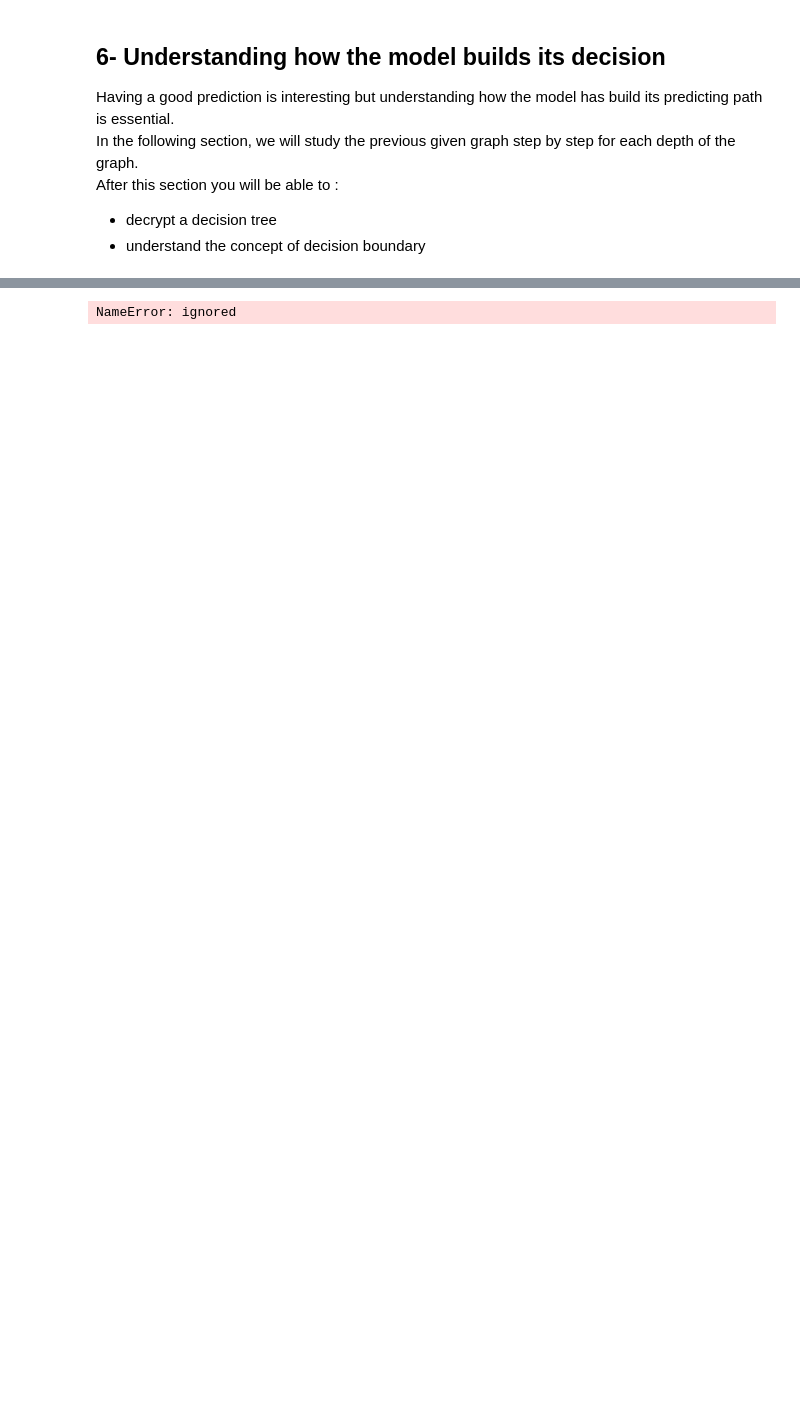
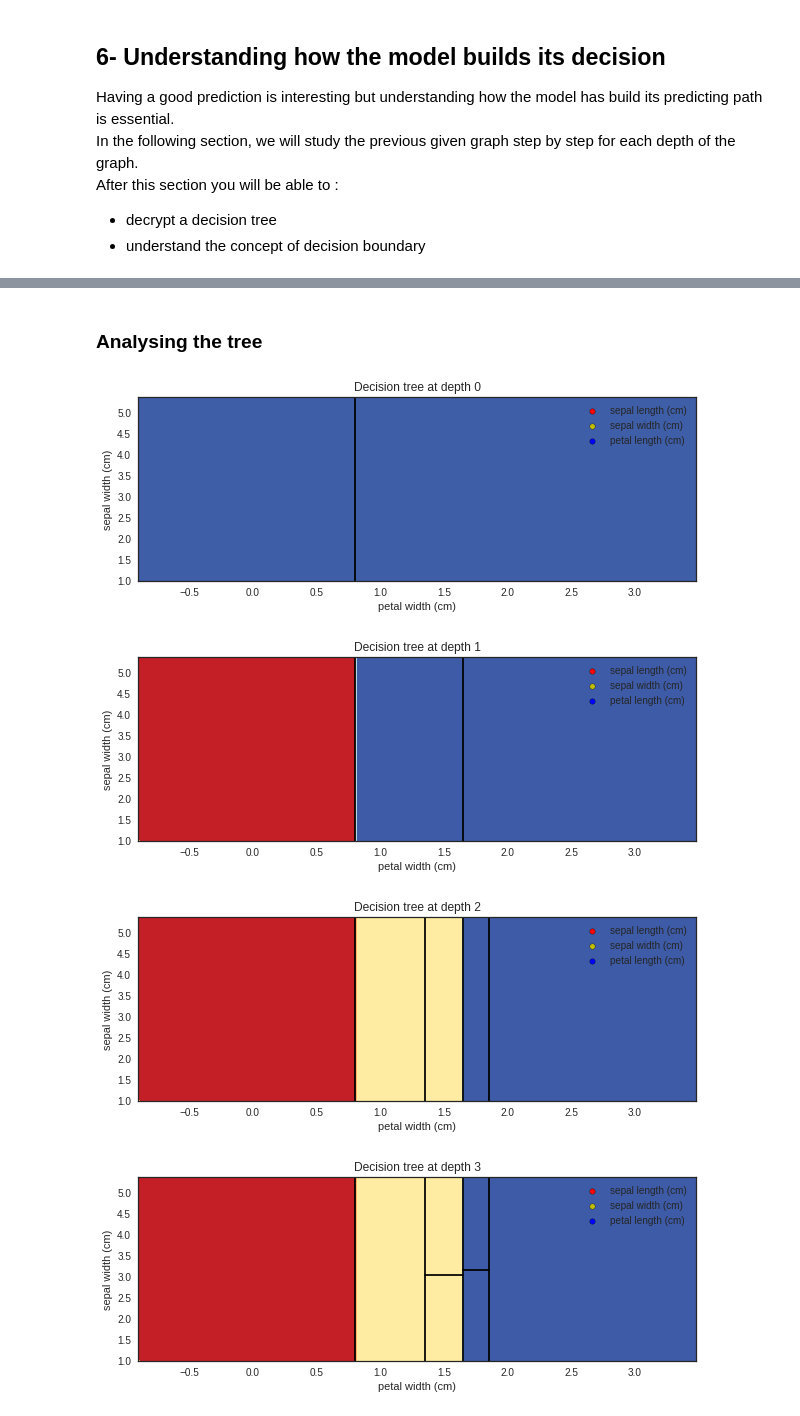
Before and after one commit to ValentinRicher/understanding-decision-trees, a Jupyter notebook: understanding_decision_trees.ipynb, the cells around one changed output, grey strips where cells are left out. Saved outputs shown, nothing was run; the diff lists cells and outputs as text; code cells hidden in the pictures; blank space fills up the shorter version.

```diff
--- a/understanding_decision_trees.ipynb
+++ b/understanding_decision_trees.ipynb
@@ -63,0 +117,8 @@ After this section you will be able to :
+# %%
+dot_data = tree.export_graphviz(model, out_file=None,
+                                feature_names=features,
+                                class_names=iris.target_names,
+                                filled=True, rounded=True,
+                                special_characters=True)
+graph = graphviz.Source(dot_data)
+graph
@@ -64,3 +127,5 @@ After this section you will be able to :
+# %% [markdown]
+### Analysing the tree
 # %%
 def get_lines(depth, lim, node_n=0):
   '''
@@ -137,7 +202,7 @@ def get_pred(feat, depth, node_n=0):
 # %%
 plt.style.use('seaborn-white')
 
-labels = iris['Species'].unique().tolist()
+labels = iris['feature_names']
 plot_colors = 'ryb'
 plot_step = 0.02
 
@@ -150,31 +215,34 @@ xx, yy = np.meshgrid(np.arange(x_min, x_max, plot_step),
 lim = np.array([[x_min, x_max-0.02],[y_min,y_max-0.05]])
 tree_depth = model.tree_.max_depth
 
 for i in range(tree_depth):
     plt.figure(figsize=(10,40))
     plt.subplot(tree_depth, 1, i+1)
 
     # Plot the background color which depicts the decision of the tree
     Z = []
     for feat in np.c_[xx.ravel(), yy.ravel()]:
         Z.append(get_pred(feat,i))
     Z[0]=1
     Z = np.array(Z).reshape(xx.shape)
     cs = plt.contourf(xx, yy, Z, cmap=plt.cm.RdYlBu, zorder=0)
 
     # Plot the boundaries of the decision tree
     segments = get_decision_boundaries(i, lim)
     for seg in segments:
       plt.plot(seg[0,:], seg[1,:], 'k-')
 
     # Plot the training data
     for j, (species, color) in enumerate(zip(labels, plot_colors)):
         idx = y_train.index[y_train==species]
         plt.scatter(X_train.loc[idx][features[0]], X_train.loc[idx][features[1]], c=color, label=labels[j], cmap=plt.cm.RdYlBu, edgecolor='black', s=30, zorder=1)
 
     legend = plt.legend()
     plt.xlabel(features[0])
     plt.ylabel(features[1])
     plt.title('Decision tree at depth {}'.format(i))
 # %% [output]
-NameError: ignored
+[figure, added]
+[figure, added]
+[figure, added]
+[figure, added]
```
Also changed, not shown: parts of 19 cells of this notebook.
